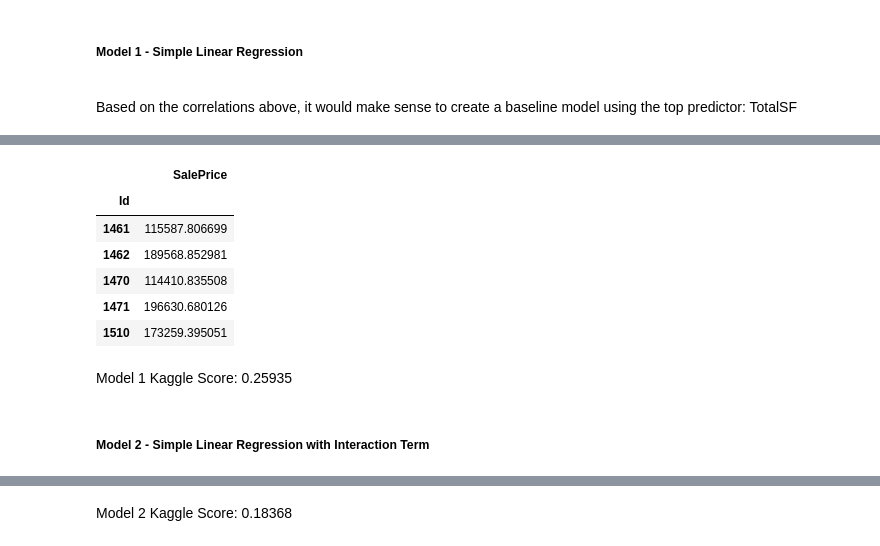
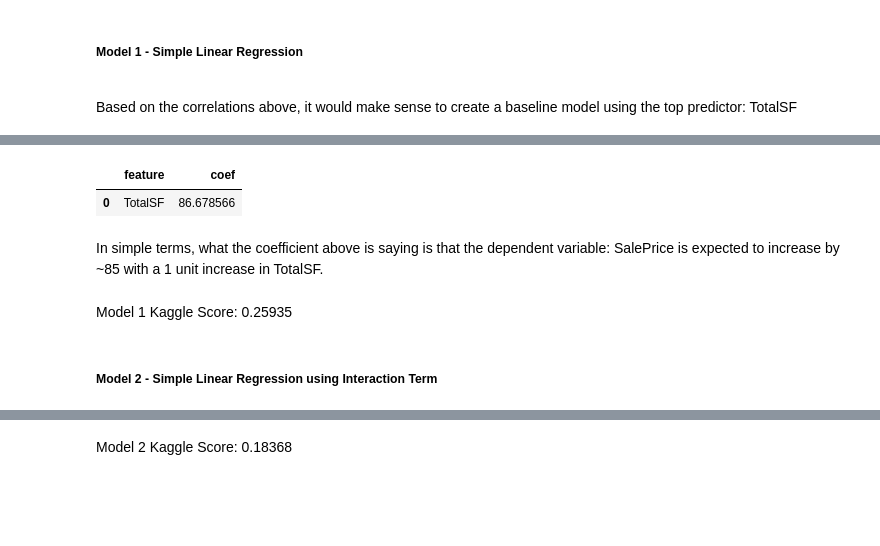
Before and after one commit to mikethisyamondol/ames_housing_price, a Jupyter notebook: Ames_IA_Housing_Prices.ipynb, the cells around one changed output, grey strips where cells are left out. Saved outputs shown, nothing was run; the diff lists cells and outputs as text; code cells hidden in the pictures; blank space fills up the shorter version.

```diff
--- a/Ames_IA_Housing_Prices.ipynb
+++ b/Ames_IA_Housing_Prices.ipynb
@@ -1114,16 +1095,19 @@ Text(400000, 0, 'R2 = 0.6839654461567364')
+# %%
+coef1 = linreg.coef_
+header1 = x1_test.columns
+d = {'feature': header1, 'coef': coef1}
+df1 = pd.DataFrame(d)
+df1
+# %% [output]
+|  | feature | coef |
+| 0 | TotalSF | 86.678566 |
+# %% [markdown]
+In simple terms, what the coefficient above is saying is that the dependent variable: SalePrice is expected to increase by ~85 with a 1 unit increase in TotalSF.
 # %%
 # Kaggle Predictions - Model 1:
-x_holdout1 = df_test[features1]
-preds1 = linreg.predict(x_holdout1)
-submission1 = pd.DataFrame(preds1, index=df_test['Id'])
-submission1.rename(columns={0:'SalePrice'}, inplace=True)
-submission1.head()
+# x_holdout1 = df_test[features1]
+# preds1 = linreg.predict(x_holdout1)
+# submission1 = pd.DataFrame(preds1, index=df_test['Id'])
+# submission1.rename(columns={0:'SalePrice'}, inplace=True)
+# submission1.head()
-# %% [output]
-|  | SalePrice |
-| Id |  |
-| 1461 | 115587.806699 |
-| 1462 | 189568.852981 |
-| 1470 | 114410.835508 |
-| 1471 | 196630.680126 |
-| 1510 | 173259.395051 |
 # %%
@@ -1131,7 +1115,7 @@ submission1.to_csv('./drive/MyDrive/Colab Notebooks/MSDS422/submission1.csv')
 # %% [markdown]
 Model 1 Kaggle Score: 0.25935
 # %% [markdown]
-##### Model 2 - Simple Linear Regression with Interaction Term
+##### Model 2 - Simple Linear Regression using Interaction Term
 # %%
 features2 = ['TotalSF*OverallQual']
 x2 = df_train[features2]
```
Also changed, not shown: parts of 44 cells of this notebook.
